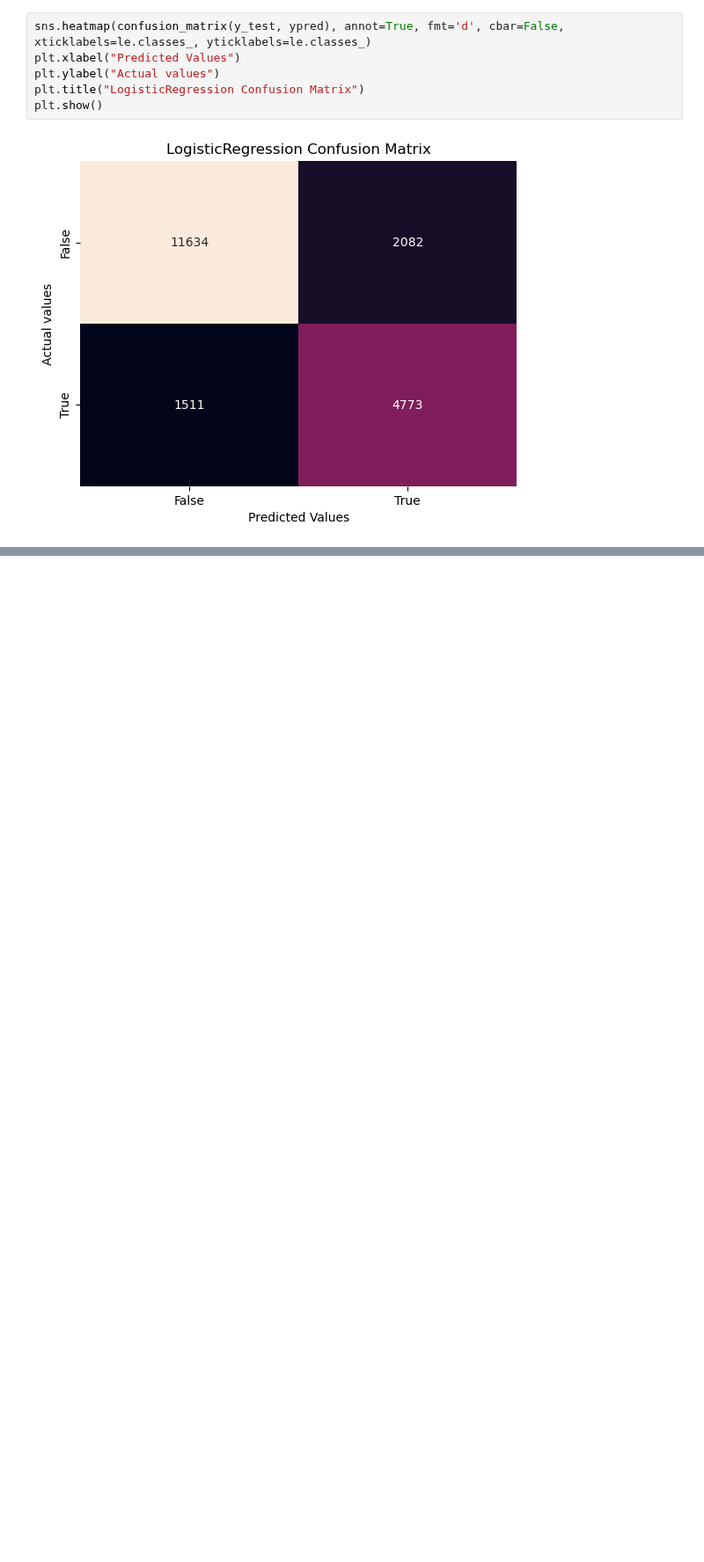
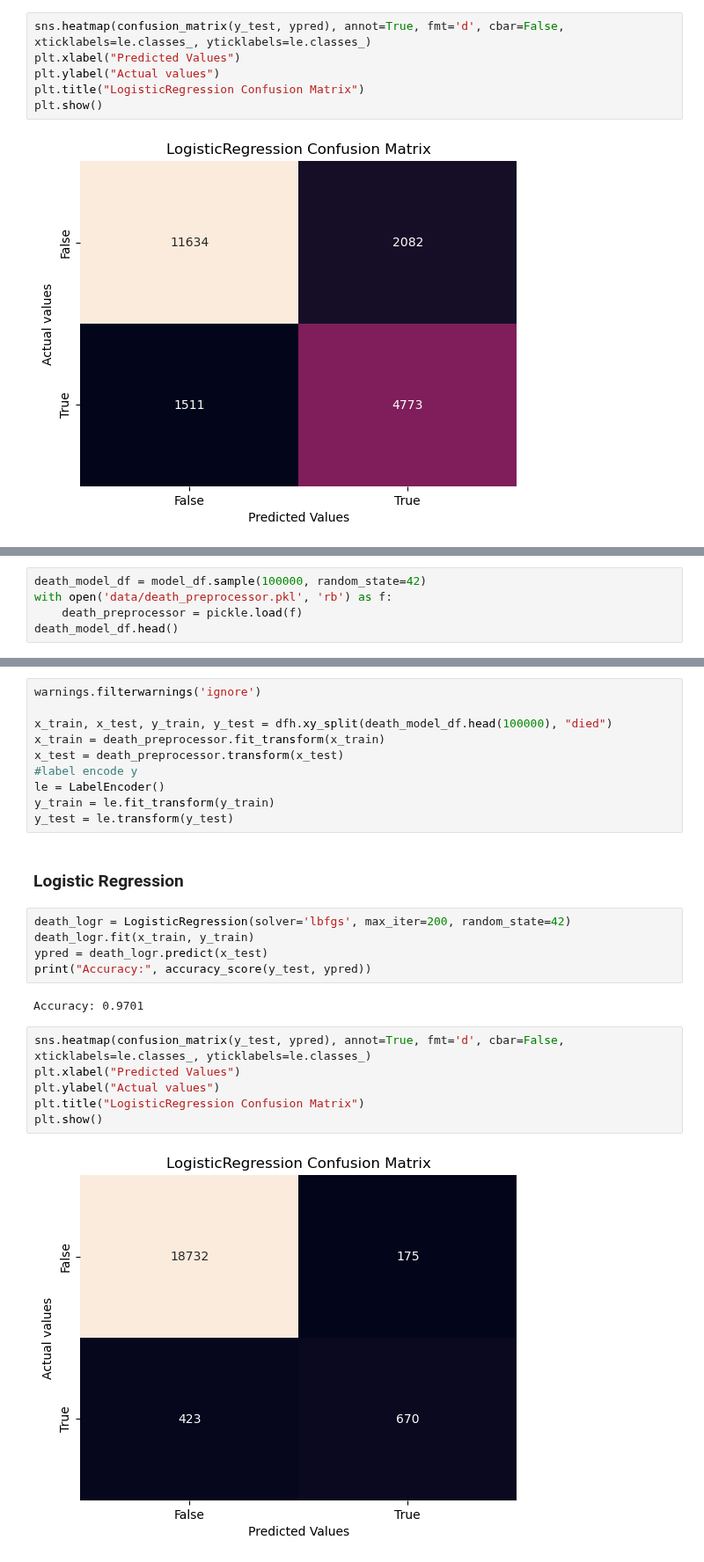
Before and after one commit to bizzfuzz/CHOP-comprehensive-hospital-outcome-prediction-system, a Jupyter notebook: models.ipynb, the cells around one changed output, grey strips where cells are left out. Shown at 88% size. Cells and saved outputs as stored; diff of their text form; blank space fills up the shorter version.

```diff
--- a/models.ipynb
+++ b/models.ipynb
@@ -407,0 +403,5 @@ plt.show()
+# %%
+death_model_df = model_df.sample(100000, random_state=42)
+with open('data/death_preprocessor.pkl', 'rb') as f:
+    death_preprocessor = pickle.load(f)
+death_model_df.head()
@@ -407,0 +415,27 @@ plt.show()
+# %%
+warnings.filterwarnings('ignore')
+
+x_train, x_test, y_train, y_test = dfh.xy_split(death_model_df.head(100000), "died")
+x_train = death_preprocessor.fit_transform(x_train)
+x_test = death_preprocessor.transform(x_test)
+#label encode y
+le = LabelEncoder()
+y_train = le.fit_transform(y_train)
+y_test = le.transform(y_test)
+# %% [markdown]
+### Logistic Regression
+# %%
+death_logr = LogisticRegression(solver='lbfgs', max_iter=200, random_state=42)
+death_logr.fit(x_train, y_train)
+ypred = death_logr.predict(x_test)
+print("Accuracy:", accuracy_score(y_test, ypred))
+# %% [output]
+Accuracy: 0.9701
+# %%
+sns.heatmap(confusion_matrix(y_test, ypred), annot=True, fmt='d', cbar=False, xticklabels=le.classes_, yticklabels=le.classes_)
+plt.xlabel("Predicted Values")
+plt.ylabel("Actual values")
+plt.title("LogisticRegression Confusion Matrix")
+plt.show()
+# %% [output]
+[figure, added]
```
Also changed, not shown: parts of 4 cells of this notebook, 2 other files.
